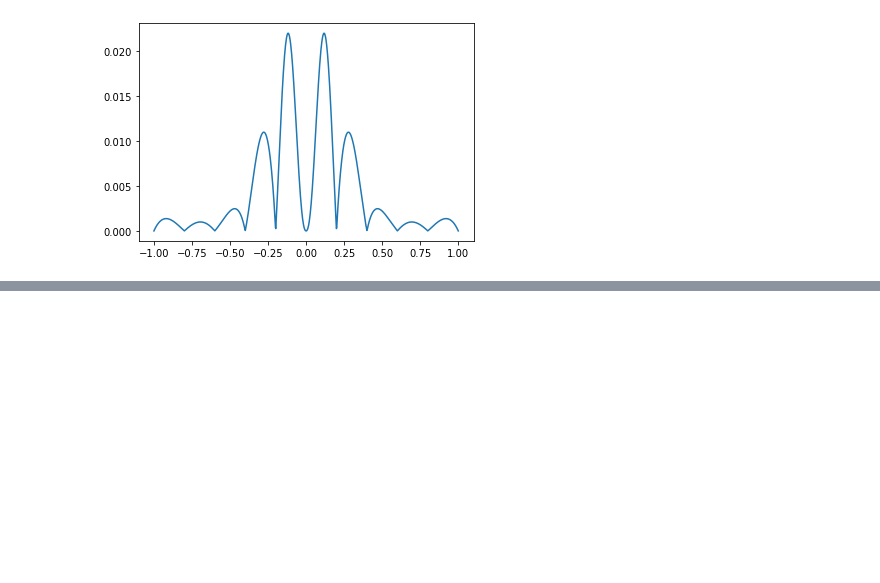
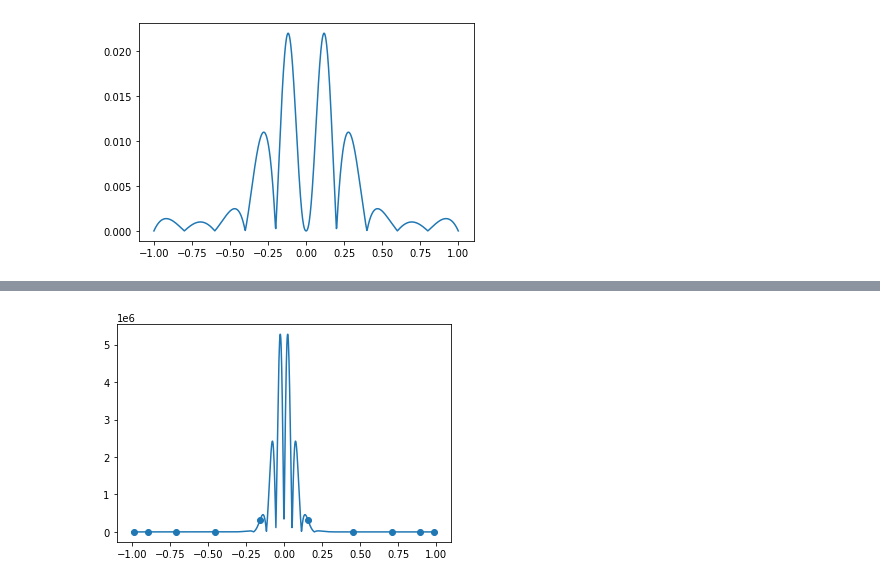
Before and after one commit to RysiekPrecikowski/MOwNiT, a Jupyter notebook: lab3.ipynb, the cells around one changed output, grey strips where cells are left out. Saved outputs shown, nothing was run; the diff lists cells and outputs as text; code cells hidden in the pictures; blank space fills up the shorter version.

```diff
--- a/lab3.ipynb
+++ b/lab3.ipynb
@@ -163,0 +222,8 @@ df
+# %%
+lff = lambdify(x, upper_bound_Chebyshev_func)
+plt.plot(np.linspace(-1, 1, num= 1000), lff(np.linspace(-1, 1, num= 1000)))
+
+plt.scatter(get_Chebyshev_nodes(10), lff(get_Chebyshev_nodes(10)))
+plt.show()
+# %% [output]
+[figure, added]
```
Also changed, not shown: parts of 24 cells of this notebook.
